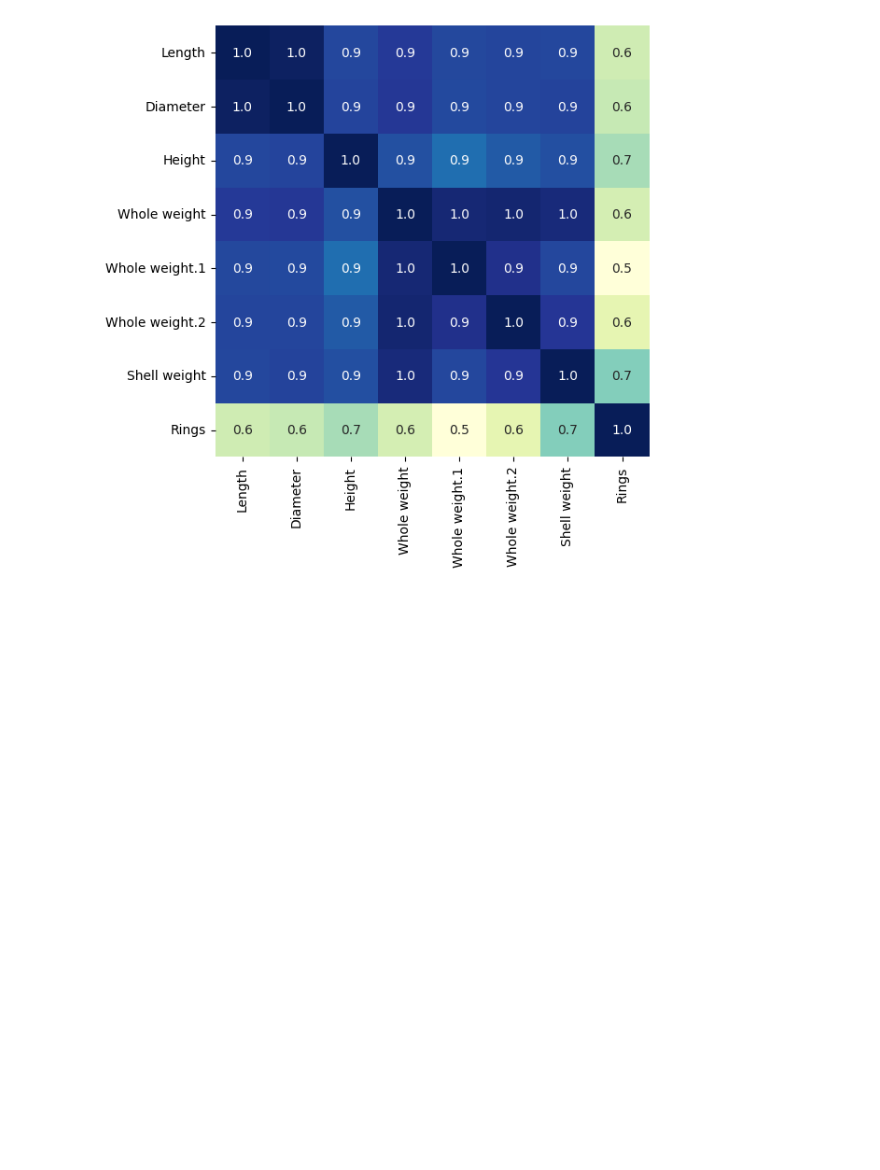
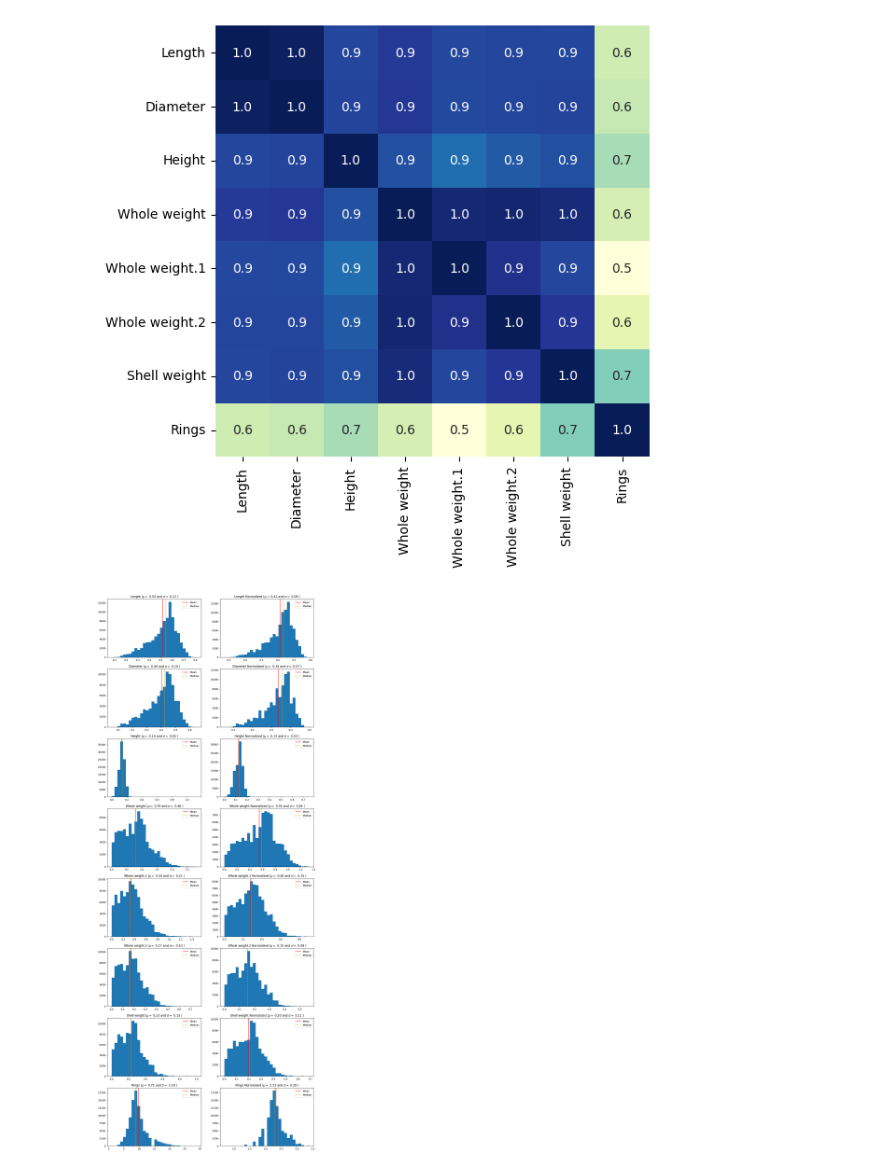
Before and after one commit to Cralsic123/Model-selection-for-abalone-ring, a Jupyter notebook: VT_Model.ipynb, the cells around one changed output. Drawn from its saved outputs; the diff is of its cells as text; code cells hidden in the pictures; blank space fills up the shorter version.

```diff
--- a/VT_Model.ipynb
+++ b/VT_Model.ipynb
@@ -106,3 +106,28 @@ sns.heatmap(corr, ax=ax, fmt = '0.1f', cmap = 'YlGnBu', annot=True, cbar=False)
 plt.show()
 # %% [output]
 [figure]
+# %%
+train_raw = train.drop(['Sex'], axis=1)
+num_features = train.select_dtypes(exclude=['object', 'int64']).columns.tolist()
+train[num_features] = np.log1p(train[num_features])
+train.Rings = np.log1p(train.Rings)
+test[num_features] = np.log1p(test[num_features])
+# %%
+num_features = num_features + ['Rings']
+fig, axes = plt.subplots(nrows=8, ncols=2, figsize=(15, 40))
+
+for (ax_r, ax_n), col in zip(axes, num_features):
+
+    ax_r.set_title(f'{col} ($\mu=$ {train_raw[col].mean():.2f} and $\sigma=$ {train_raw[col].std():.2f} )')
+    ax_r.hist(train_raw[col], bins=30)
+    ax_r.axvline(train_raw[col].mean(), color='r', label='Mean')
+    ax_r.axvline(train_raw[col].median(), color='y', linestyle='--', label='Median')
+    ax_r.legend()
+
+    ax_n.set_title(f'{col} Normalized ($\mu=$ {train[col].mean():.2f} and $\sigma=$ {train[col].std():.2f} )')
+    ax_n.hist(train[col], bins=30)
+    ax_n.axvline(train[col].mean(), color='r', label='Mean')
+    ax_n.axvline(train[col].median(), color='y', linestyle='--', label='Median')
+    ax_n.legend()
+# %% [output]
+[figure, added]
```
Also changed, not shown: parts of 4 cells of this notebook.
